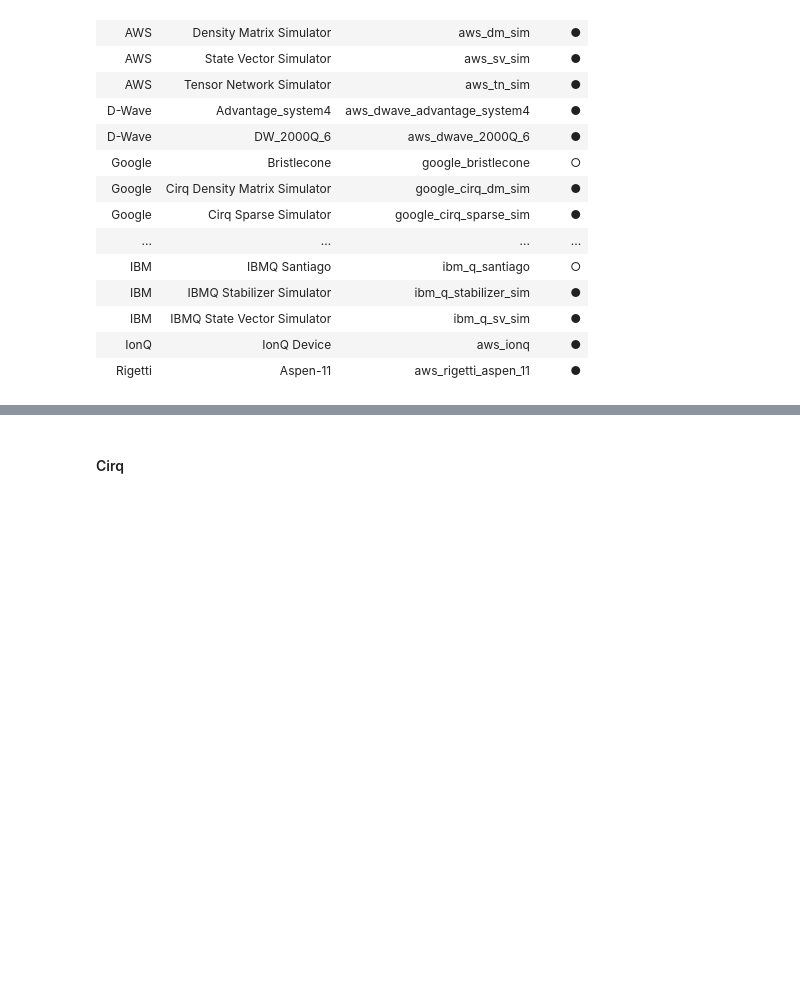
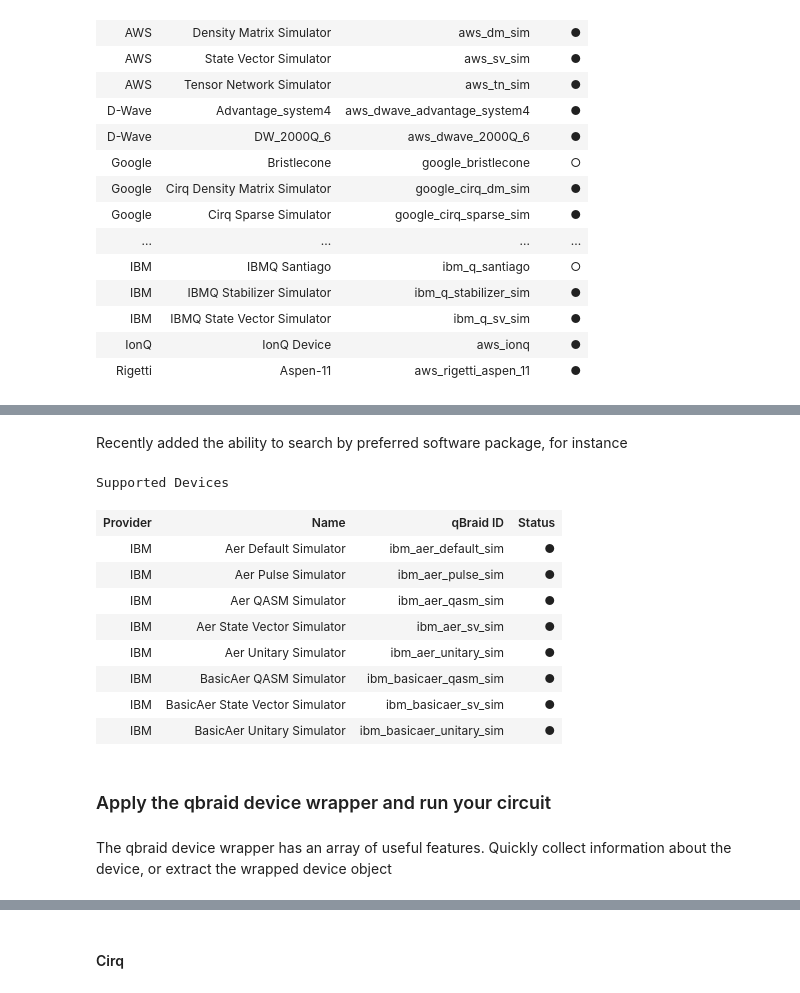
Before and after one commit to qBraid/qbraid-lab-demo, a Jupyter notebook: qbraid_sdk.ipynb, the cells around one changed output, grey strips where cells are left out. Drawn from its saved outputs; the diff is of its cells as text; code cells hidden in the pictures; blank space fills up the shorter version.

```diff
--- a/qbraid_sdk.ipynb
+++ b/qbraid_sdk.ipynb
@@ -163,0 +102,19 @@ Supported Devices
+# %% [markdown]
+Recently added the ability to search by preferred software package, for instance
+# %%
+get_devices({"run_package": "qiskit", "requires_cred": "false"})
+# %% [output]
+Supported Devices
+| Provider | Name | qBraid ID | Status |
+| IBM | Aer Default Simulator | ibm_aer_default_sim | ● |
+| IBM | Aer Pulse Simulator | ibm_aer_pulse_sim | ● |
+| IBM | Aer QASM Simulator | ibm_aer_qasm_sim | ● |
+| IBM | Aer State Vector Simulator | ibm_aer_sv_sim | ● |
+| IBM | Aer Unitary Simulator | ibm_aer_unitary_sim | ● |
+| IBM | BasicAer QASM Simulator | ibm_basicaer_qasm_sim | ● |
+| IBM | BasicAer State Vector Simulator | ibm_basicaer_sv_sim | ● |
+| IBM | BasicAer Unitary Simulator | ibm_basicaer_unitary_sim | ● |
+# %% [markdown]
+### Apply the qbraid device wrapper and run your circuit
+# %% [markdown]
+The qbraid device wrapper has an array of useful features. Quickly collect information about the device, or extract the wrapped device object
```
Also changed, not shown: parts of 47 cells of this notebook, 1 other file.
